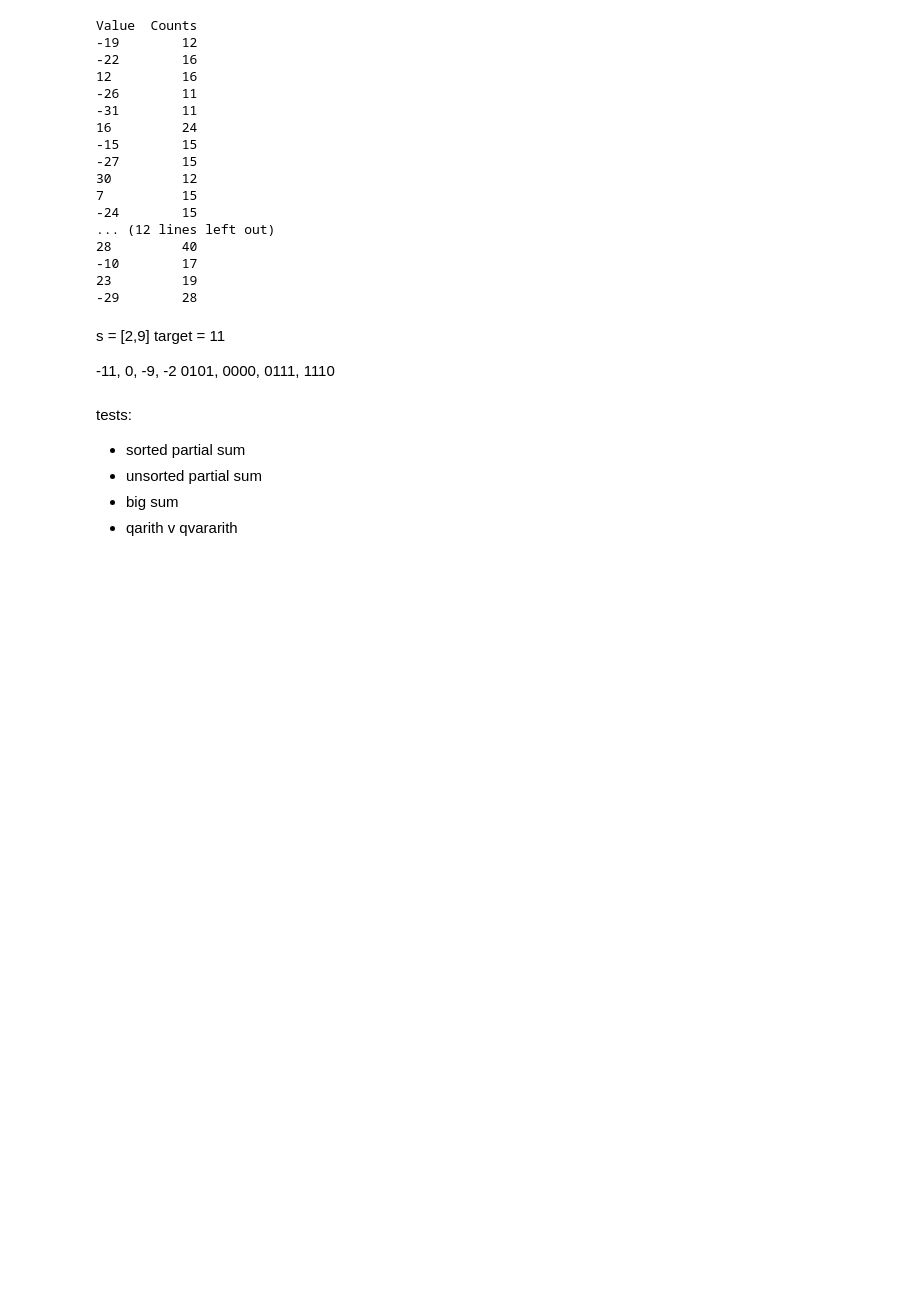
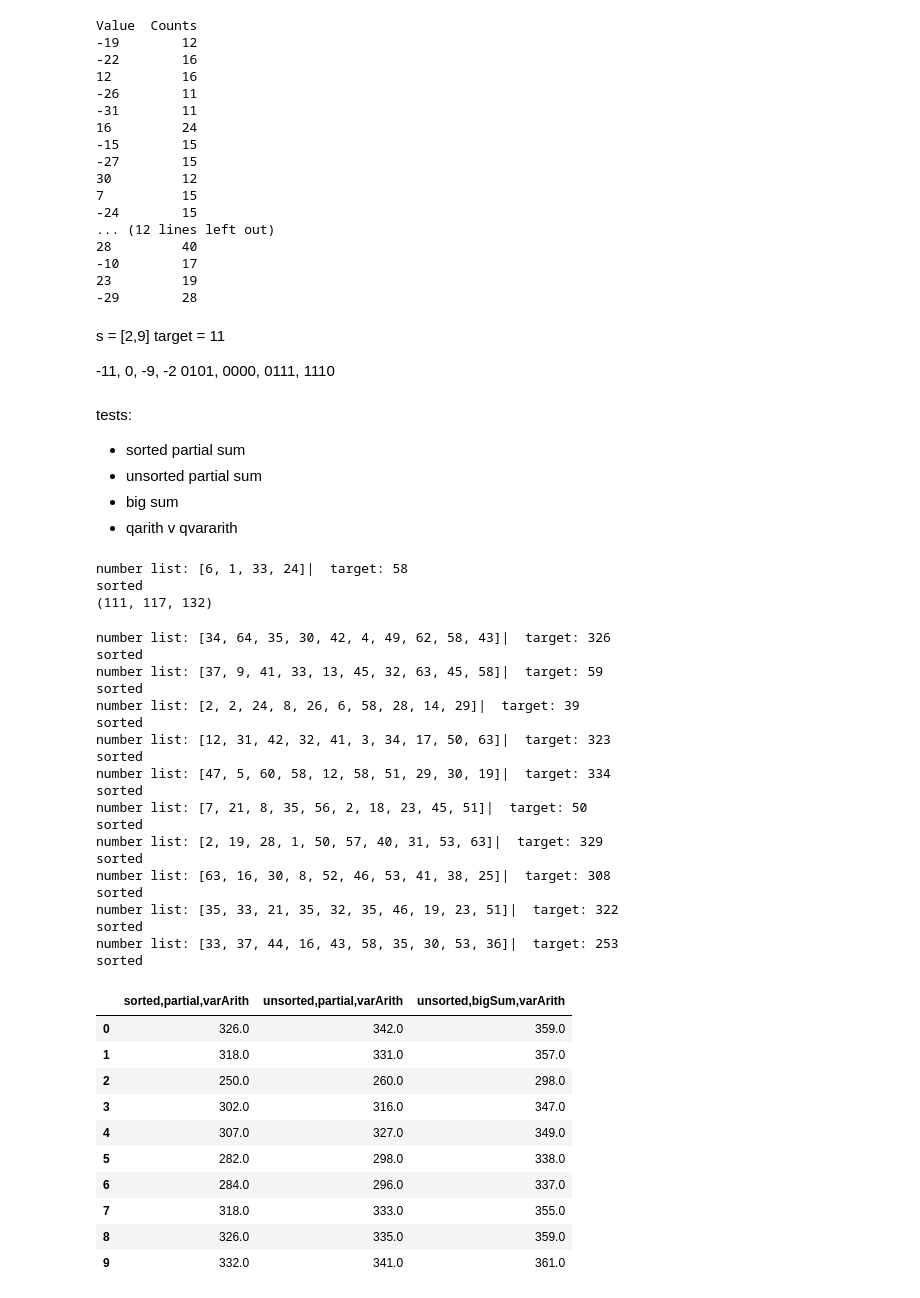
Before and after one commit to ABenoit0226/quantum-place-route, a Jupyter notebook: adder_logic_script.ipynb, the cells around one changed output. Cells and saved outputs as stored; diff of their text form; code cells hidden in the pictures; blank space fills up the shorter version.

```diff
--- a/adder_logic_script.ipynb
+++ b/adder_logic_script.ipynb
@@ -571,6 +636,6 @@ class QSubsetSum:
 # %%
 def tester(numVals, maxVal=None):
-        qc = QC()
+
         if not maxVal:
             maxVal = 64
         randomlist = []
@@ -578,12 +643,21 @@ def tester(numVals, maxVal=None):
             n = random.randint(1,maxVal)
             randomlist.append(n)
         target = random.randint(1,sum(randomlist))
-        qsub = QSubsetSum(qc, randomlist, target)
+
         print("number list: "+str(randomlist)+ "|  target: "+str(target))
-        ans = qsub.run()
-        # ans2 = self.run(False)
-        # ans3 = self.run(False, False)
-        return qc, ans
+        qc1 = QC()
+        qsub1 = QSubsetSum(qc1, copy.deepcopy(randomlist), target)
+        ans = qsub1.testRun(True, True, True) #varArith with sorted values and partial sum
+        qc2 = QC()
+        qsub2 = QSubsetSum(qc2, copy.deepcopy(randomlist), target)
+        ans2 = qsub2.testRun(False, True, True) #varArith with unsorted values and partial sum
+        qc3 = QC()
+        qsub3 = QSubsetSum(qc3, copy.deepcopy(randomlist), target)
+        ans3 = qsub3.testRun(False, False, True) #varArith with unsorted values and total sum
+        # qc4 = QC()
+        # qsub4 = QSubsetSum(qc4, randomlist, target)
+        # ans4 = qsub4.testRun(True, True, False) #fixedArith with sorted values and partial sum
+        return ans, ans2, ans3
 # %%
 qc = QC()
 s = [2,9,26,7,12]
@@ -689,3 +763,53 @@ tests:
  - unsorted partial sum
  - big sum
  - qarith v qvararith
+# %%
+test = tester(4)
+print(test)
+# %% [output]
+number list: [6, 1, 33, 24]|  target: 58
+sorted
+(111, 117, 132)
+# %%
+d = {'sorted,partial,varArith':[], 'unsorted,partial,varArith':[], 'unsorted,bigSum,varArith':[]}
+df = pd.DataFrame(data=d)
+
+for i in range(10):
+    test = tester(10)
+    df.loc[len(df.index)] = [test[0], test[1],test[2]]
+
+display(df)
+os.makedirs('/Users/angelobenoit/Desktop/CSE468/quantum-place-route/tests', exist_ok=True)
+df.to_csv('/Users/angelobenoit/Desktop/CSE468/quantum-place-route/tests/test1.csv')
+# %% [output]
+number list: [34, 64, 35, 30, 42, 4, 49, 62, 58, 43]|  target: 326
+sorted
+number list: [37, 9, 41, 33, 13, 45, 32, 63, 45, 58]|  target: 59
+sorted
+number list: [2, 2, 24, 8, 26, 6, 58, 28, 14, 29]|  target: 39
+sorted
+number list: [12, 31, 42, 32, 41, 3, 34, 17, 50, 63]|  target: 323
+sorted
+number list: [47, 5, 60, 58, 12, 58, 51, 29, 30, 19]|  target: 334
+sorted
+number list: [7, 21, 8, 35, 56, 2, 18, 23, 45, 51]|  target: 50
+sorted
+number list: [2, 19, 28, 1, 50, 57, 40, 31, 53, 63]|  target: 329
+sorted
+number list: [63, 16, 30, 8, 52, 46, 53, 41, 38, 25]|  target: 308
+sorted
+number list: [35, 33, 21, 35, 32, 35, 46, 19, 23, 51]|  target: 322
+sorted
+number list: [33, 37, 44, 16, 43, 58, 35, 30, 53, 36]|  target: 253
+sorted
+|  | sorted,partial,varArith | unsorted,partial,varArith | unsorted,bigSum,varArith |
+| 0 | 326.0 | 342.0 | 359.0 |
+| 1 | 318.0 | 331.0 | 357.0 |
+| 2 | 250.0 | 260.0 | 298.0 |
+| 3 | 302.0 | 316.0 | 347.0 |
+| 4 | 307.0 | 327.0 | 349.0 |
+| 5 | 282.0 | 298.0 | 338.0 |
+| 6 | 284.0 | 296.0 | 337.0 |
+| 7 | 318.0 | 333.0 | 355.0 |
+| 8 | 326.0 | 335.0 | 359.0 |
+| 9 | 332.0 | 341.0 | 361.0 |
```
Also changed, not shown: parts of 2 cells of this notebook, 2 other files.
